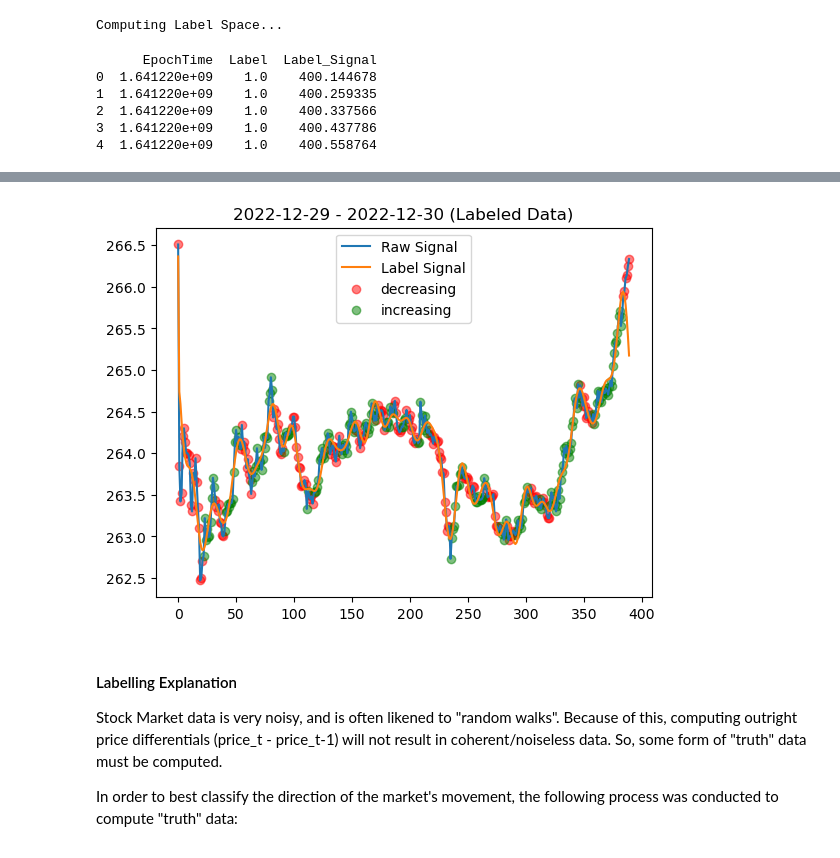
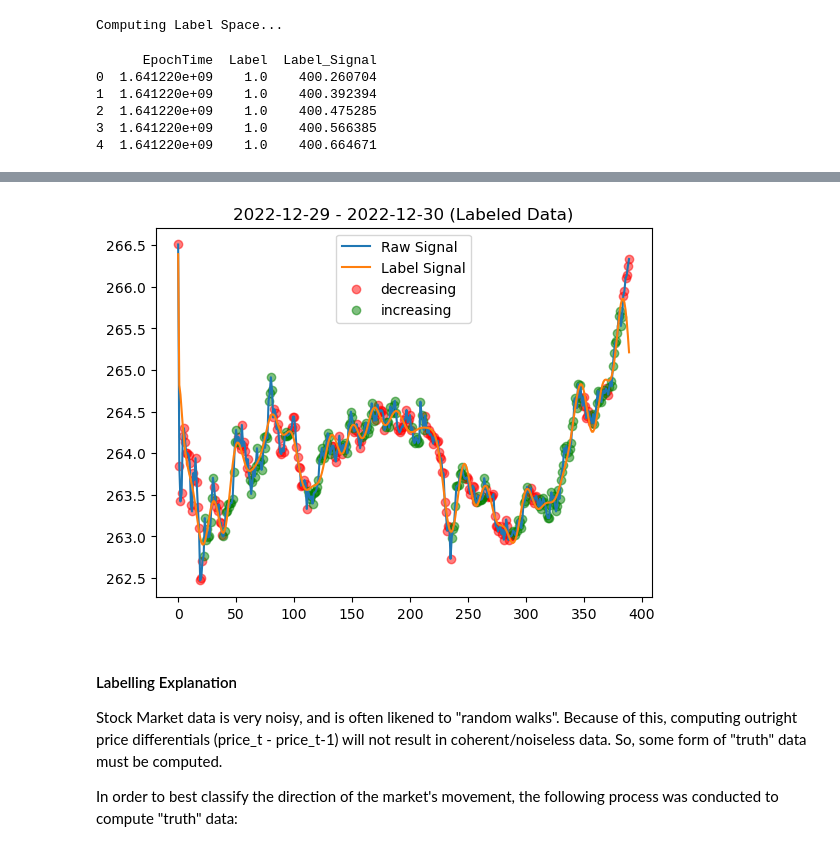
Before and after one commit to sindarian/market-trend-classification, a Jupyter notebook: analysis_driver.ipynb, the cells around one changed output, grey strips where cells are left out. Cells and saved outputs as stored; diff of their text form; code cells hidden in the pictures.

```diff
--- a/analysis_driver.ipynb
+++ b/analysis_driver.ipynb
@@ -19,7 +19,7 @@ data_df = pd.read_csv('./data/qqq_2022.csv')
 
 # produce truth labels
 print('Computing Label Space...')
-label_df = labeller.driver(data_df, 21, 'Close')
+label_df = labeller.driver(data_df, 18, 'Close')
 print(label_df.head())
 
 # plot data/labels/label signal
@@ -29,8 +29,8 @@ ps.plot_label_over_signal(data_df.iloc[-390:], label_df.iloc[-390:], sig_col, 'L
 # %% [output]
 Computing Label Space...
       EpochTime  Label  Label_Signal
-0  1.641220e+09    1.0    400.144678
-1  1.641220e+09    1.0    400.259335
-2  1.641220e+09    1.0    400.337566
-3  1.641220e+09    1.0    400.437786
-4  1.641220e+09    1.0    400.558764
+0  1.641220e+09    1.0    400.260704
+1  1.641220e+09    1.0    400.392394
+2  1.641220e+09    1.0    400.475285
+3  1.641220e+09    1.0    400.566385
+4  1.641220e+09    1.0    400.664671
@@ -38,4 +38,4 @@ Computing Label Space...
-[figure, old version]
+[figure, new version]
 # %% [markdown]
 #### Labelling Explanation
 
```
Also changed, not shown: parts of 8 cells of this notebook, 3 other files.
